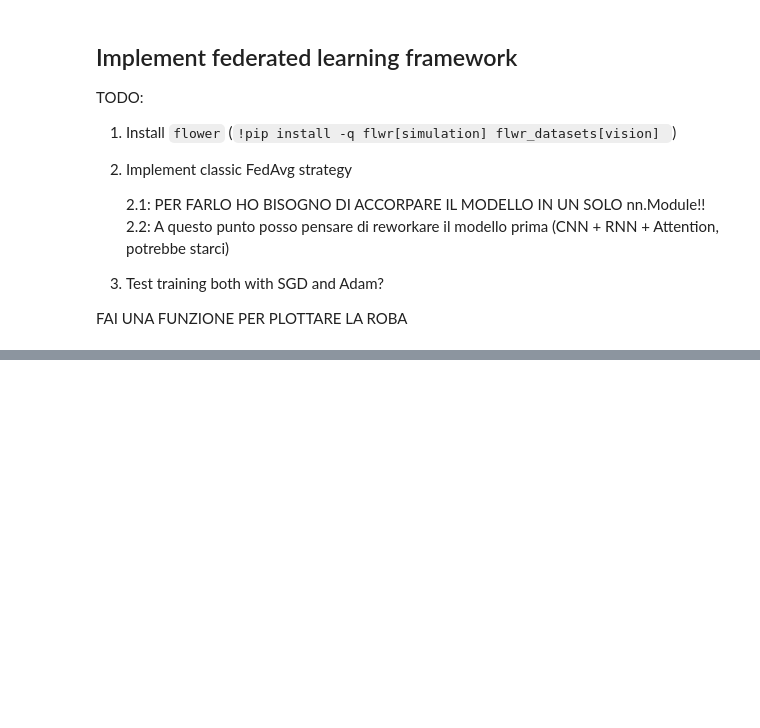
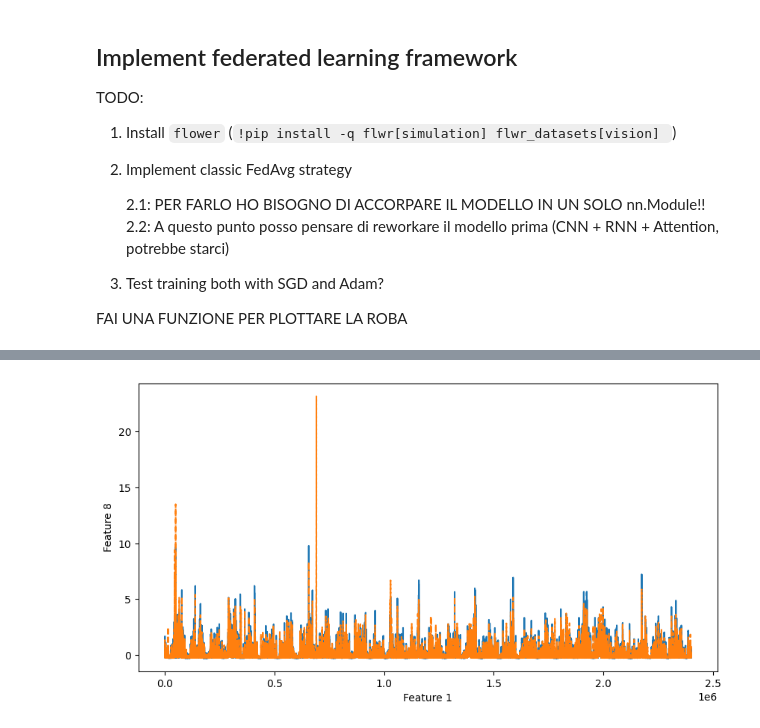
Before and after one commit to rmazzier/MLCommSysProject, a Jupyter notebook: exploratory_data_analysis.ipynb, the cells around one changed output, grey strips where cells are left out. Saved outputs shown, nothing was run; the diff lists cells and outputs as text; code cells hidden in the pictures; blank space fills up the shorter version.

```diff
--- a/exploratory_data_analysis.ipynb
+++ b/exploratory_data_analysis.ipynb
@@ -538,0 +631,17 @@ FAI UNA FUNZIONE PER PLOTTARE LA ROBA
+# %%
+# moving average of data[:,1] with window size 10
+window_size = 100
+data_std_moving_avg = np.convolve(data_std[:,1], np.ones(window_size)/window_size, mode='valid')
+
+# Same with data[:,8]
+data_std_moving_avg2 = np.convolve(data_std[:,8], np.ones(window_size)/window_size, mode='valid')
+
+# plot feature 1 vs feature 8
+plt.figure(figsize=(10,5))
+plt.plot(data_std_moving_avg, '-', markersize=2)
+plt.plot(data_std_moving_avg2, '--', markersize=2)
+plt.xlabel("Feature 1")
+plt.ylabel("Feature 8")
+plt.show()
+# %% [output]
+[figure, added]
```
Also changed, not shown: parts of 9 cells of this notebook, 7 other files.
